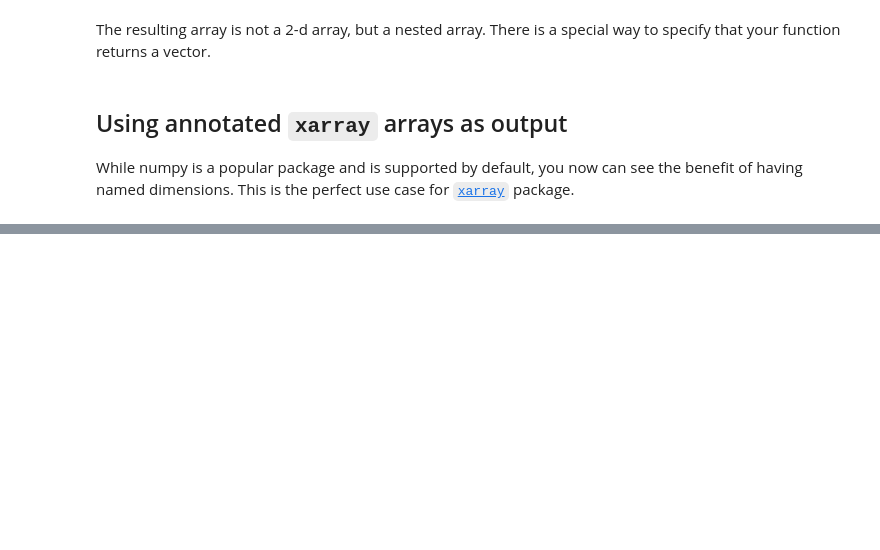
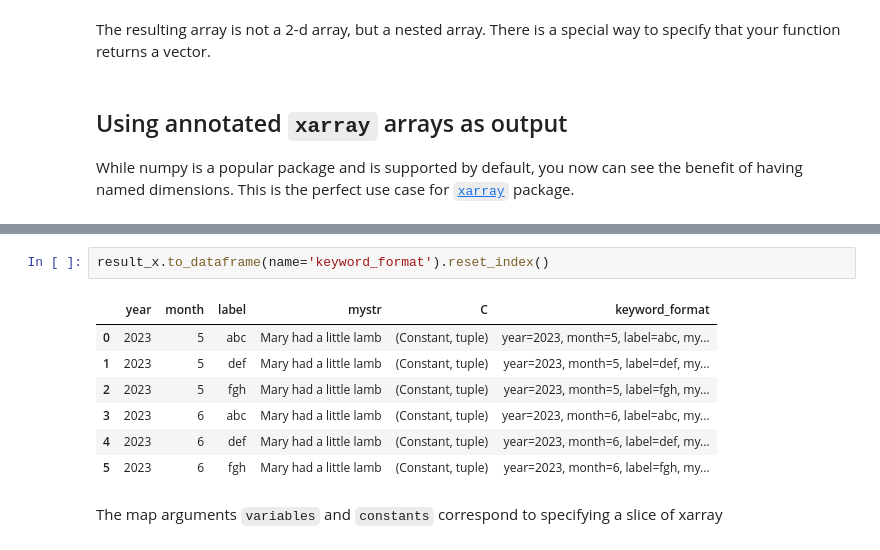
Before and after one commit to danlkv/cartesian-explorer, a Jupyter notebook: docs/mapping/Mapping_tutorial.ipynb, the cells around one changed output, grey strips where cells are left out. Saved outputs shown, nothing was run; the diff lists cells and outputs as text; blank space fills up the shorter version.

```diff
--- a/docs/mapping/Mapping_tutorial.ipynb
+++ b/docs/mapping/Mapping_tutorial.ipynb
@@ -169,0 +178,12 @@ result_x.to_dataframe(name='keyword_format')
+# %%
+result_x.to_dataframe(name='keyword_format').reset_index()
+# %% [output]
+|  | year | month | label | mystr | C | keyword_format |
+| 0 | 2023 | 5 | abc | Mary had a little lamb | (Constant, tuple) | year=2023, month=5, label=abc, my... |
+| 1 | 2023 | 5 | def | Mary had a little lamb | (Constant, tuple) | year=2023, month=5, label=def, my... |
+| 2 | 2023 | 5 | fgh | Mary had a little lamb | (Constant, tuple) | year=2023, month=5, label=fgh, my... |
+| 3 | 2023 | 6 | abc | Mary had a little lamb | (Constant, tuple) | year=2023, month=6, label=abc, my... |
+| 4 | 2023 | 6 | def | Mary had a little lamb | (Constant, tuple) | year=2023, month=6, label=def, my... |
+| 5 | 2023 | 6 | fgh | Mary had a little lamb | (Constant, tuple) | year=2023, month=6, label=fgh, my... |
+# %% [markdown]
+The map arguments `variables` and `constants` correspond to specifying a slice of xarray
```
Also changed, not shown: parts of 9 cells of this notebook, 2 other files.
